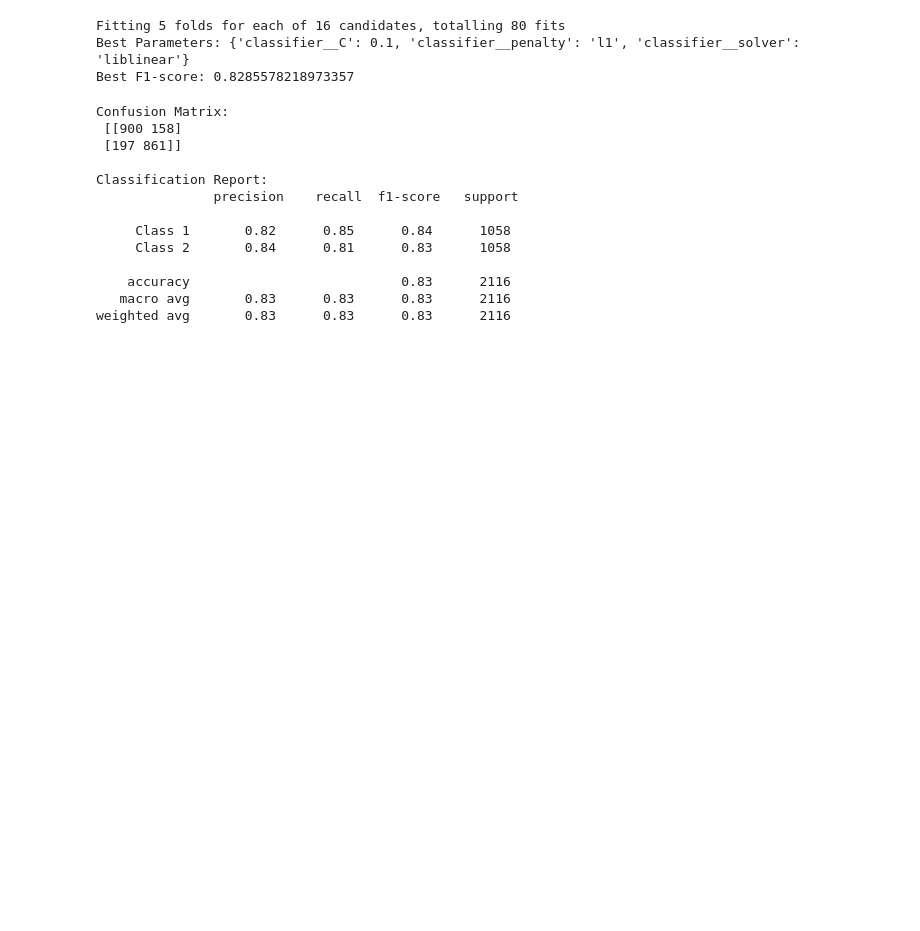
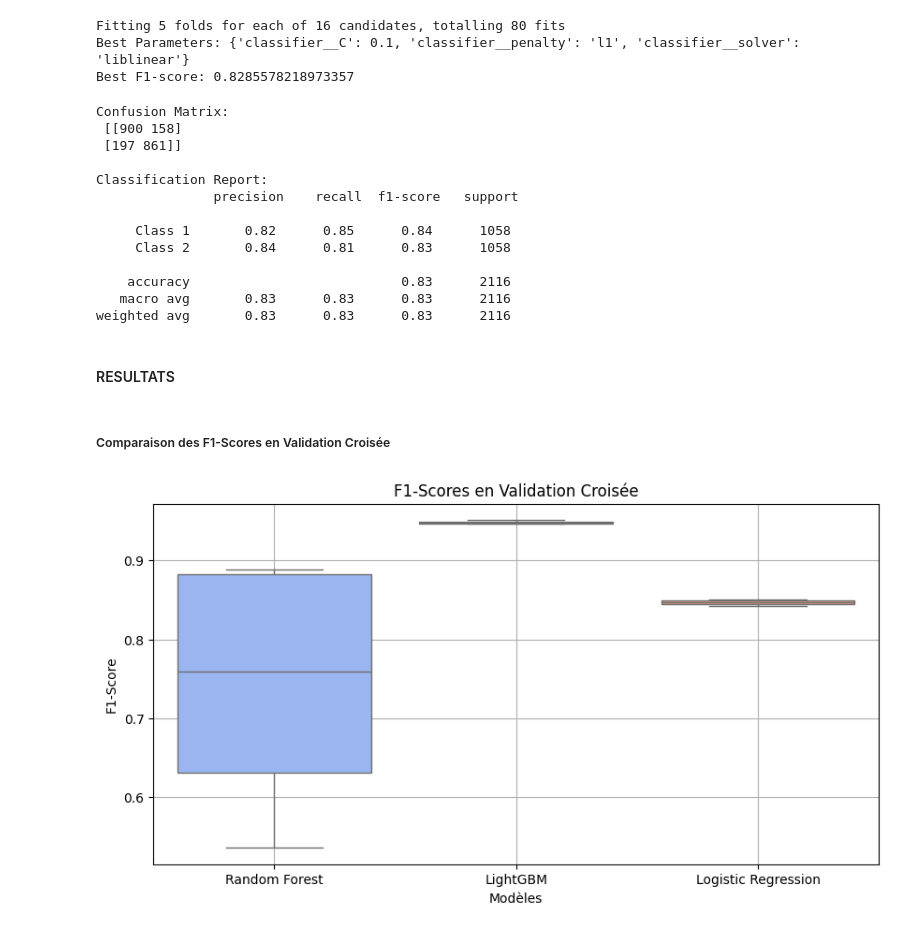
Before and after one commit to Dhoulnoun/fairuz-ML-project, a Jupyter notebook: fairuz.ipynb, the cells around one changed output. Cells and saved outputs as stored; diff of their text form; code cells hidden in the pictures; blank space fills up the shorter version.

```diff
--- a/fairuz.ipynb
+++ b/fairuz.ipynb
@@ -1574,3 +1611,27 @@ Classification Report:
     accuracy                           0.83      2116
    macro avg       0.83      0.83      0.83      2116
 weighted avg       0.83      0.83      0.83      2116
+# %% [markdown]
+#### RESULTATS
+# %% [markdown]
+##### Comparaison des F1-Scores en Validation Croisée
+# %%
+
+# Scores obtenus en validation croisée A CHANGER !!!!!!
+models = ["Random Forest", "LightGBM", "Logistic Regression"]
+f1_scores = [
+    [0.631, 0.888, 0.882, 0.759, 0.536],  # Random Forest
+    [0.949, 0.948, 0.946, 0.951, 0.947],  # LightGBM
+    [0.847, 0.850, 0.842, 0.849, 0.844]   # Logistic Regression
+]
+
+plt.figure(figsize=(10, 5))
+sns.boxplot(data=f1_scores, palette="coolwarm")
+plt.xticks(range(3), models)
+plt.title("F1-Scores en Validation Croisée")
+plt.ylabel("F1-Score")
+plt.xlabel("Modèles")
+plt.grid()
+plt.show()
+# %% [output]
+[figure, added]
```
Also changed, not shown: parts of 28 cells of this notebook.
